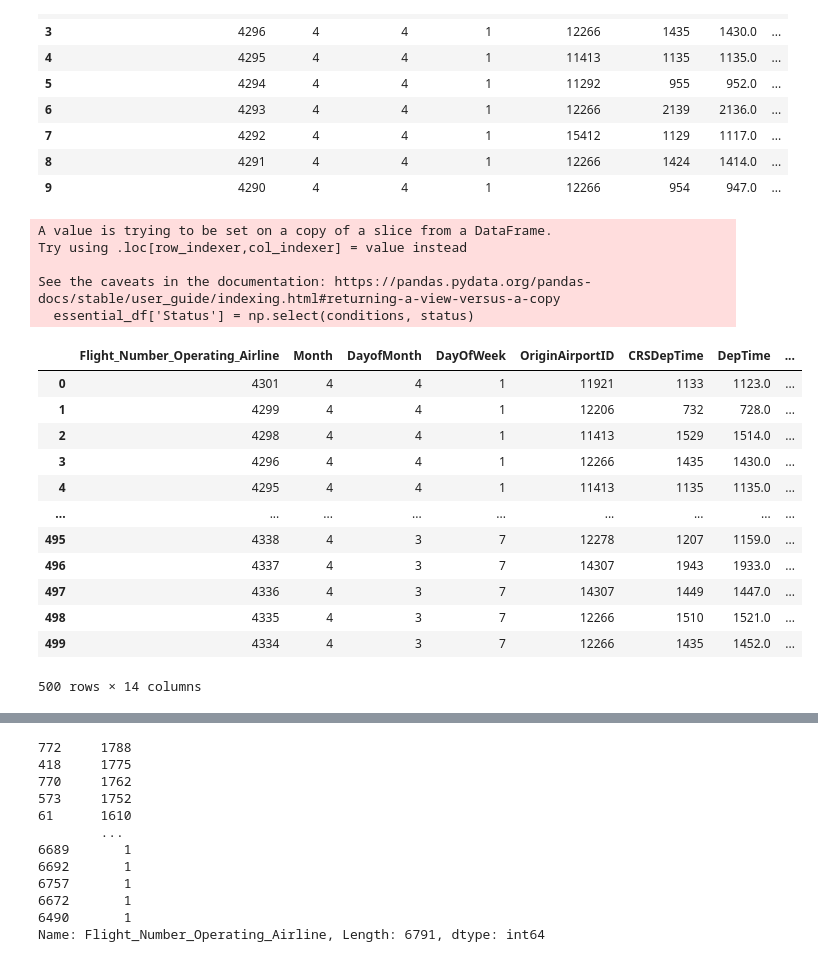
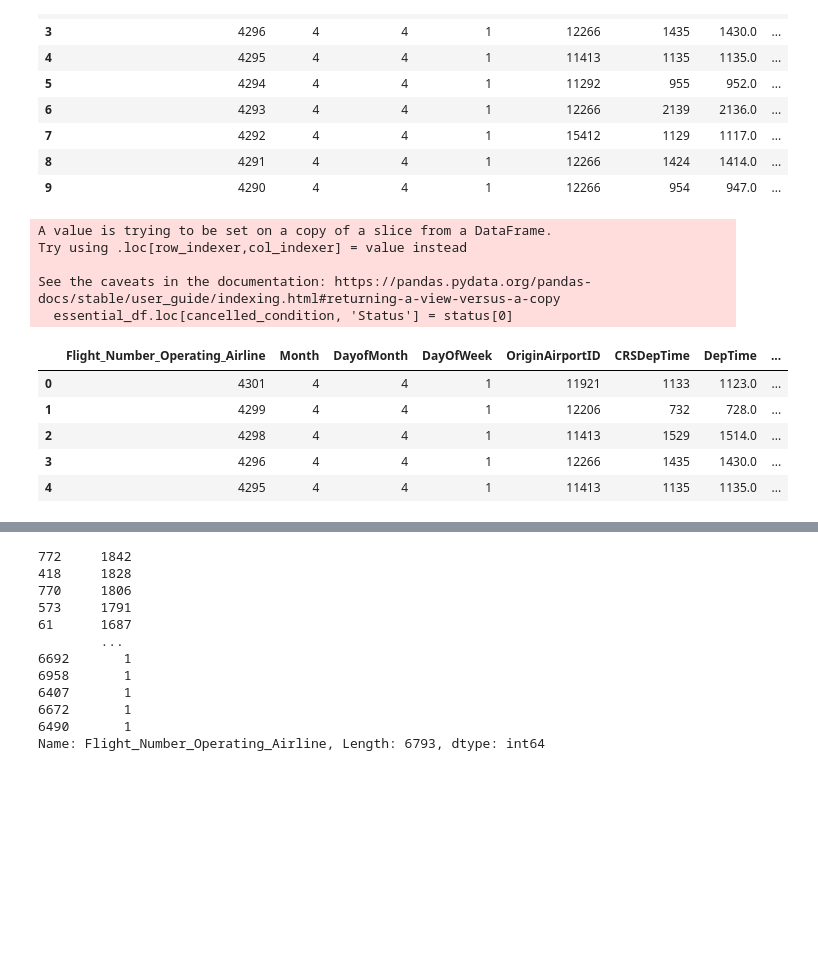
Before and after one commit to adrue94/project-4-repository, a Jupyter notebook: CatBoost.ipynb, the cells around one changed output, grey strips where cells are left out. Saved outputs shown, nothing was run; the diff lists cells and outputs as text; code cells hidden in the pictures; blank space fills up the shorter version.

```diff
--- a/CatBoost.ipynb
+++ b/CatBoost.ipynb
@@ -97,4 +80,0 @@ Length: 61, dtype: int64
-# %%
-# # Identifying the different sorts of null values
-missing_value = ["N/a", "na", "n/a", "n/A", np.nan]
-df = pd.read_csv(file, na_values = missing_value)
@@ -104,6 +81,3 @@ df = pd.read_csv(file, na_values = missing_value)
-# %%
-# Remove null values
-df = df.dropna()
 # %%
 # Only proceed with the following columns
 essential_column_list = [
@@ -137,35 +111,30 @@ essential_df.head(10)
 | 9 | 4290 | 4 | 4 | 1 | 12266 | 954 | 947.0 | ... |
 # %%
 # creating a column showing "2" for cancelled, "1" for delayed, and "0" for on time flights
-conditions = [(essential_df.Cancelled == "True"),
-              (essential_df.DepDelayMinutes > 0),
-              (essential_df.DepDelayMinutes == 0),
-]
+cancelled_condition = essential_df['Cancelled'] == True
+delayed_condition = essential_df['DepDelayMinutes'] > 1
+ontime_condition = essential_df['DepDelayMinutes'] == 0
 
 status = ["2", "1", "0"]
 
+# Using .loc to assign values to the 'Status' column
+essential_df.loc[cancelled_condition, 'Status'] = status[0]
+essential_df.loc[delayed_condition, 'Status'] = status[1]
+essential_df.loc[ontime_condition, 'Status'] = status[2]
 
-essential_df['Status'] = np.select(conditions, status)
-essential_df.head(500)
+essential_df.head()
 # %% [output]
 A value is trying to be set on a copy of a slice from a DataFrame.
 Try using .loc[row_indexer,col_indexer] = value instead
 
 See the caveats in the documentation: https://pandas.pydata.org/pandas-docs/stable/user_guide/indexing.html#returning-a-view-versus-a-copy
-  essential_df['Status'] = np.select(conditions, status)
+  essential_df.loc[cancelled_condition, 'Status'] = status[0]
 |  | Flight_Number_Operating_Airline | Month | DayofMonth | DayOfWeek | OriginAirportID | CRSDepTime | DepTime | ... |
 | 0 | 4301 | 4 | 4 | 1 | 11921 | 1133 | 1123.0 | ... |
 | 1 | 4299 | 4 | 4 | 1 | 12206 | 732 | 728.0 | ... |
 | 2 | 4298 | 4 | 4 | 1 | 11413 | 1529 | 1514.0 | ... |
 | 3 | 4296 | 4 | 4 | 1 | 12266 | 1435 | 1430.0 | ... |
 | 4 | 4295 | 4 | 4 | 1 | 11413 | 1135 | 1135.0 | ... |
-| ... | ... | ... | ... | ... | ... | ... | ... | ... |
-| 495 | 4338 | 4 | 3 | 7 | 12278 | 1207 | 1159.0 | ... |
-| 496 | 4337 | 4 | 3 | 7 | 14307 | 1943 | 1933.0 | ... |
-| 497 | 4336 | 4 | 3 | 7 | 14307 | 1449 | 1447.0 | ... |
-| 498 | 4335 | 4 | 3 | 7 | 12266 | 1510 | 1521.0 | ... |
-| 499 | 4334 | 4 | 3 | 7 | 12266 | 1435 | 1452.0 | ... |
-500 rows × 14 columns
 # %%
 # remove the Cancelled column
 df_clean = essential_df.drop(columns=['Cancelled'], axis=1)
@@ -193,16 +162,16 @@ dtype: object
 flight_no_airline_count = df_clean['Flight_Number_Operating_Airline'].value_counts()
 flight_no_airline_count
 # %% [output]
-772     1788
-418     1775
-770     1762
-573     1752
-61      1610
+772     1842
+418     1828
+770     1806
+573     1791
+61      1687
         ...
-6689       1
 6692       1
-6757       1
+6958       1
+6407       1
 6672       1
 6490       1
-Name: Flight_Number_Operating_Airline, Length: 6791, dtype: int64
+Name: Flight_Number_Operating_Airline, Length: 6793, dtype: int64
 # %%
```
Also changed, not shown: parts of 20 cells of this notebook, 1 other file.
